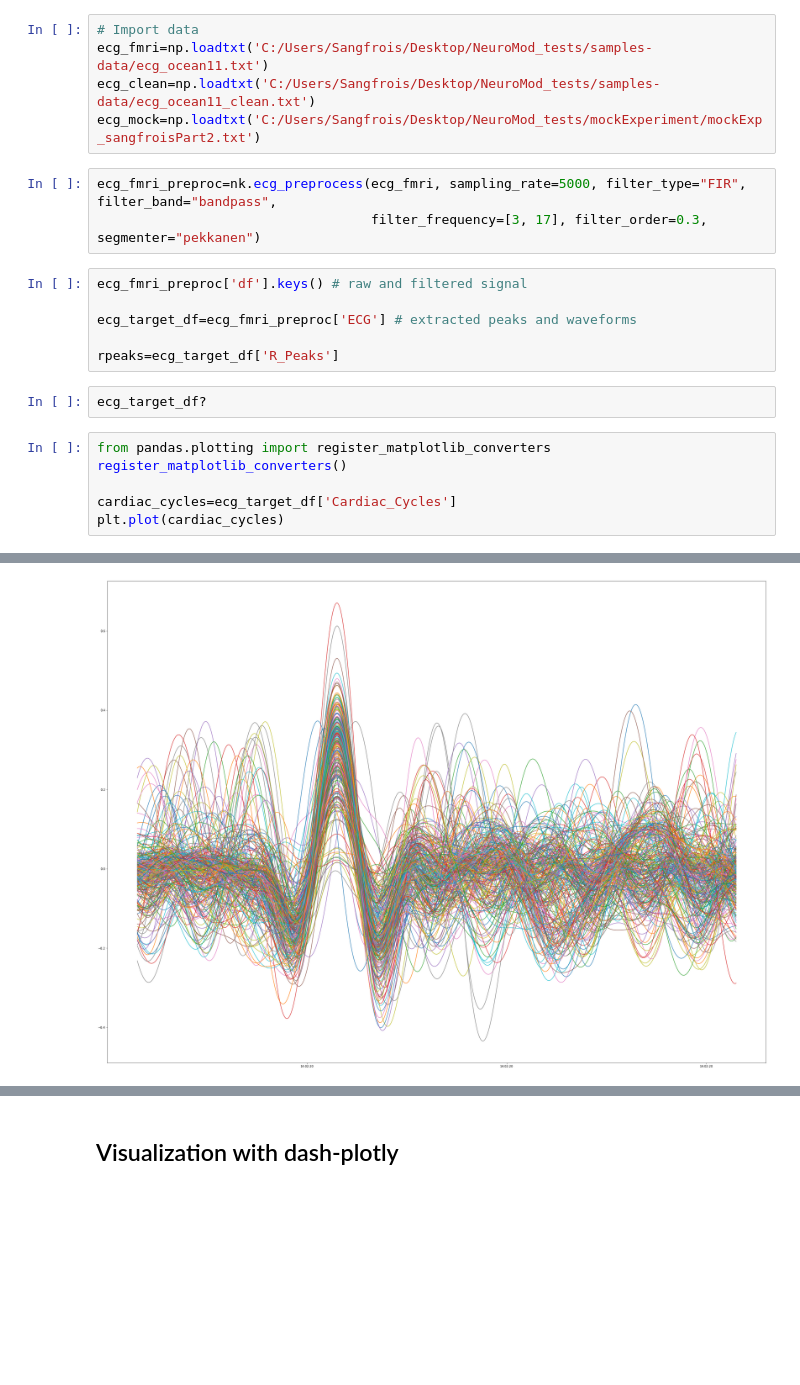
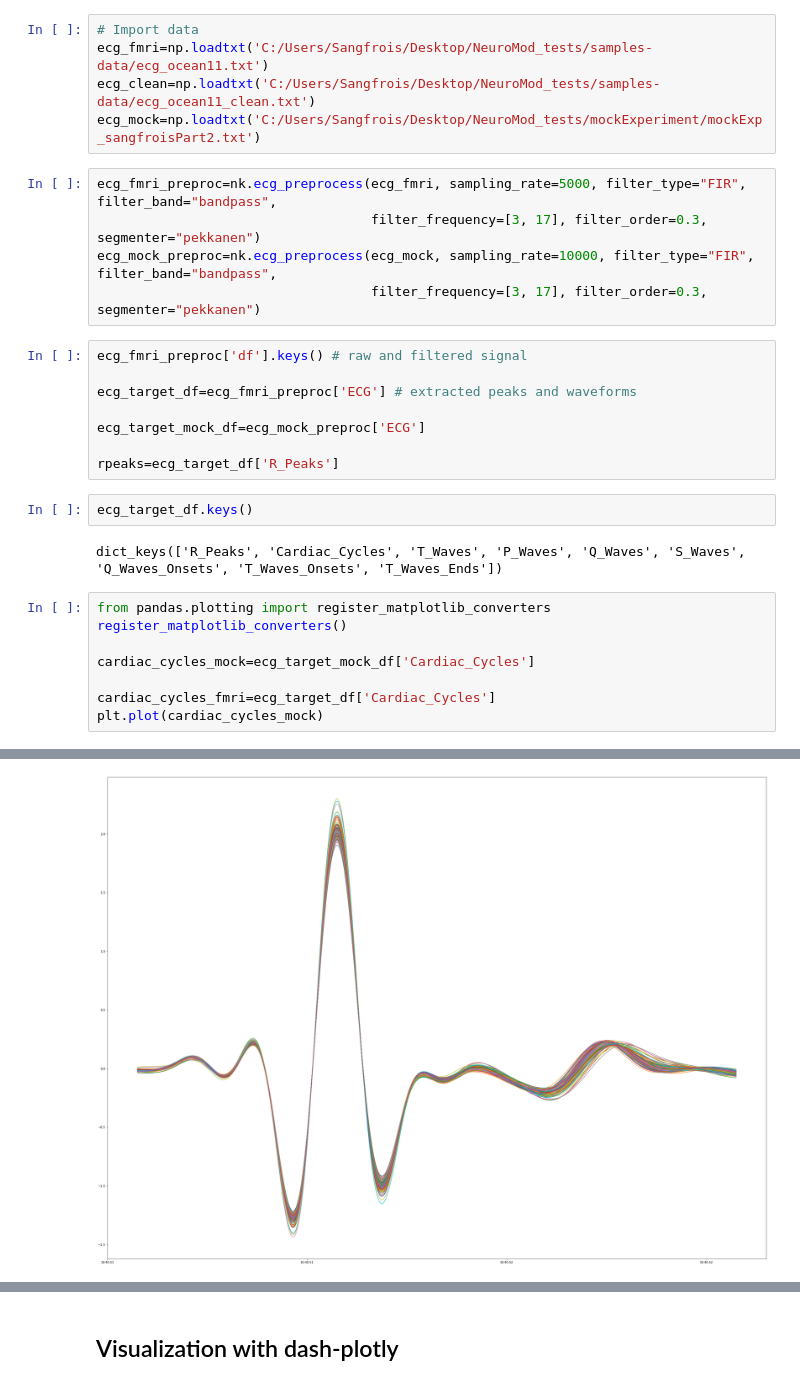
Before and after one commit to mtl-brainhack-school-2019/franclespinas-biosignals, a Jupyter notebook: scripts/plotly-dash-visualisation.ipynb, the cells around one changed output, grey strips where cells are left out. Saved outputs shown, nothing was run; the diff lists cells and outputs as text; blank space fills up the shorter version.

```diff
--- a/scripts/plotly-dash-visualisation.ipynb
+++ b/scripts/plotly-dash-visualisation.ipynb
@@ -23,20 +23,28 @@ ecg_mock=np.loadtxt('C:/Users/Sangfrois/Desktop/NeuroMod_tests/mockExperiment/mo
 # %%
 ecg_fmri_preproc=nk.ecg_preprocess(ecg_fmri, sampling_rate=5000, filter_type="FIR", filter_band="bandpass",
                                    filter_frequency=[3, 17], filter_order=0.3, segmenter="pekkanen")
+ecg_mock_preproc=nk.ecg_preprocess(ecg_mock, sampling_rate=10000, filter_type="FIR", filter_band="bandpass",
+                                   filter_frequency=[3, 17], filter_order=0.3, segmenter="pekkanen")
 # %%
 ecg_fmri_preproc['df'].keys() # raw and filtered signal
 
 ecg_target_df=ecg_fmri_preproc['ECG'] # extracted peaks and waveforms
 
+ecg_target_mock_df=ecg_mock_preproc['ECG']
+
 rpeaks=ecg_target_df['R_Peaks']
 # %%
-ecg_target_df?
+ecg_target_df.keys()
+# %% [output]
+dict_keys(['R_Peaks', 'Cardiac_Cycles', 'T_Waves', 'P_Waves', 'Q_Waves', 'S_Waves', 'Q_Waves_Onsets', 'T_Waves_Onsets', 'T_Waves_Ends'])
 # %%
 from pandas.plotting import register_matplotlib_converters
 register_matplotlib_converters()
 
-cardiac_cycles=ecg_target_df['Cardiac_Cycles']
-plt.plot(cardiac_cycles)
+cardiac_cycles_mock=ecg_target_mock_df['Cardiac_Cycles']
+
+cardiac_cycles_fmri=ecg_target_df['Cardiac_Cycles']
+plt.plot(cardiac_cycles_mock)
 # %% [output]
 [<matplotlib.lines.Line2D at 0x...>,
  <matplotlib.lines.Line2D at 0x...>,
@@ -54,6 +62,6 @@ plt.plot(cardiac_cycles)
  <matplotlib.lines.Line2D at 0x...>,
  <matplotlib.lines.Line2D at 0x...>,
  <matplotlib.lines.Line2D at 0x...>,
  <matplotlib.lines.Line2D at 0x...>]
-[figure, old version]
+[figure, new version]
 # %%
```
Also changed, not shown: parts of 18 cells of this notebook, 2 other files.
